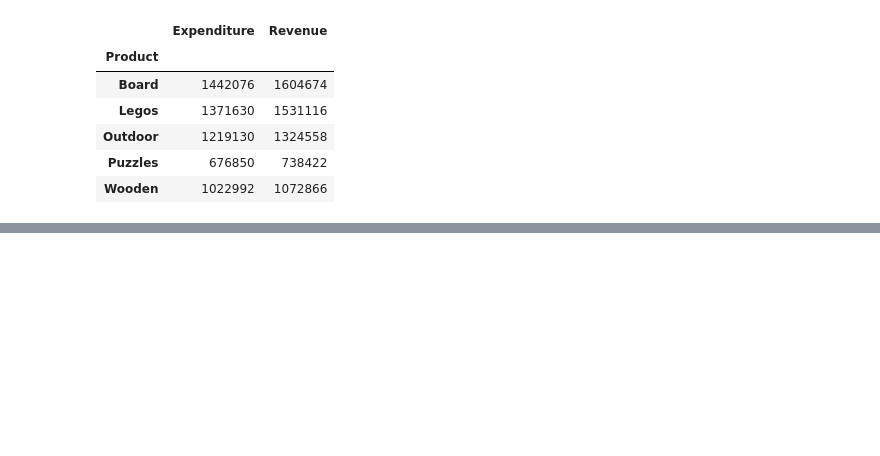
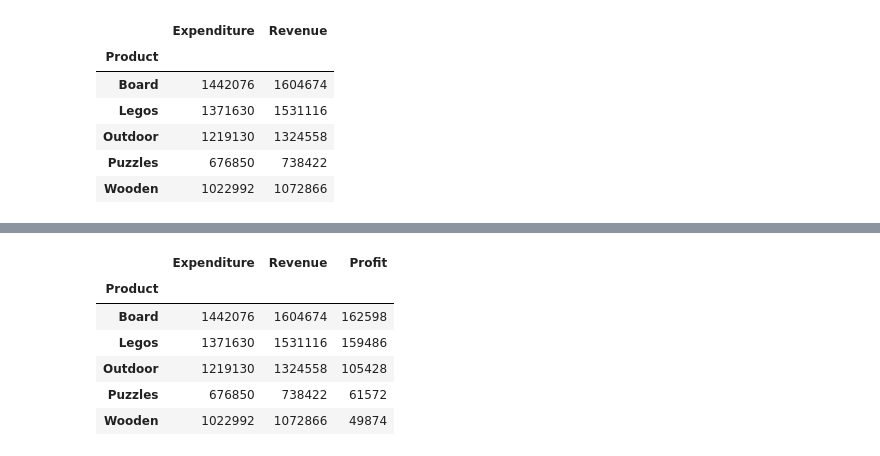
Before and after one commit to asarfraaz/Advanced_Python_Jun2k24, a Jupyter notebook: Sales/Pandas_Generate_Report.ipynb, the cells around one changed output, grey strips where cells are left out. Saved outputs shown, nothing was run; the diff lists cells and outputs as text; code cells hidden in the pictures; blank space fills up the shorter version.

```diff
--- a/Sales/Pandas_Generate_Report.ipynb
+++ b/Sales/Pandas_Generate_Report.ipynb
@@ -114,0 +213,11 @@ df_pvt
+# %%
+df_pvt.loc[:, 'Profit'] = df_pvt.Revenue - df_pvt.Expenditure
+df_pvt
+# %% [output]
+|  | Expenditure | Revenue | Profit |
+| Product |  |  |  |
+| Board | 1442076 | 1604674 | 162598 |
+| Legos | 1371630 | 1531116 | 159486 |
+| Outdoor | 1219130 | 1324558 | 105428 |
+| Puzzles | 676850 | 738422 | 61572 |
+| Wooden | 1022992 | 1072866 | 49874 |
```
Also changed, not shown: parts of 16 cells of this notebook, 1 other file.
